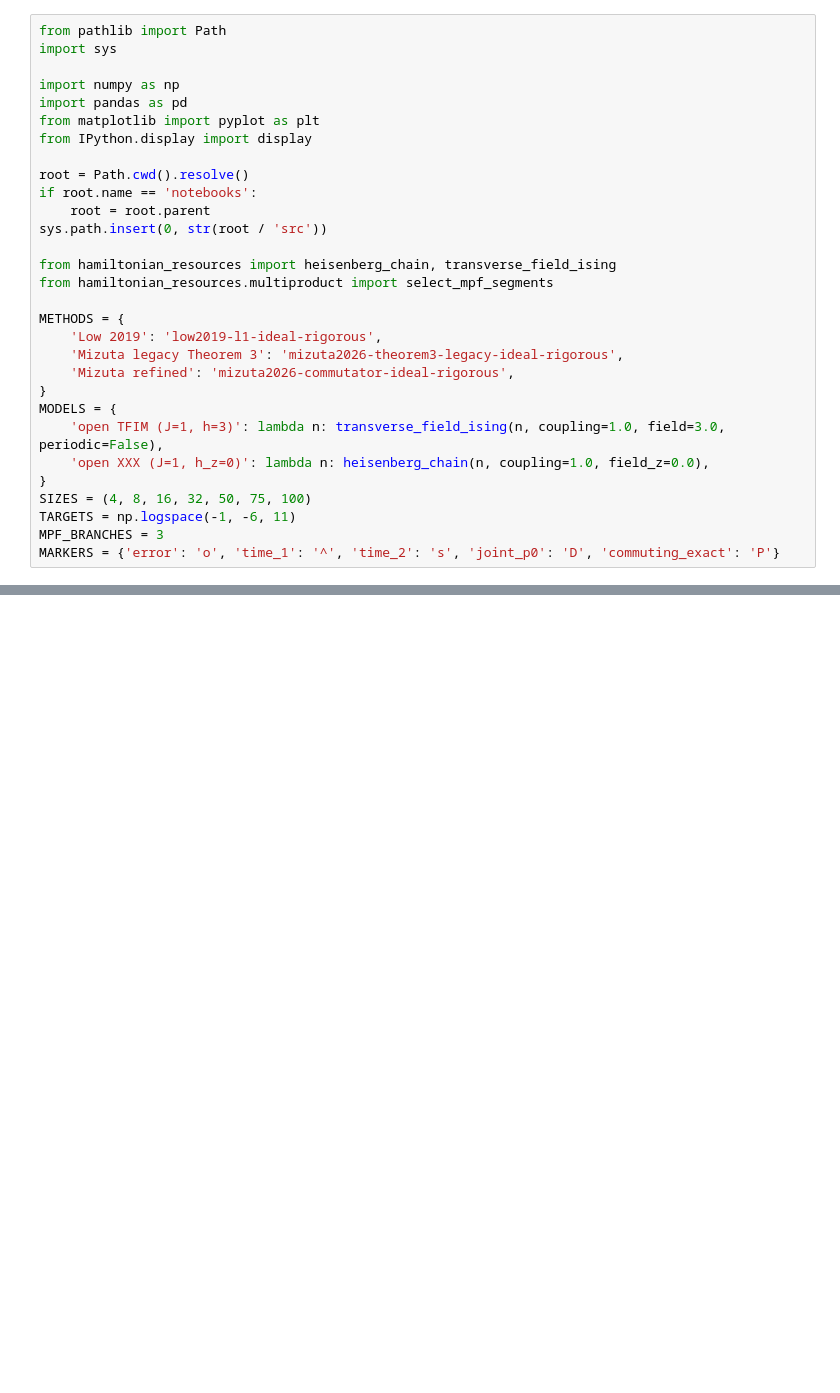
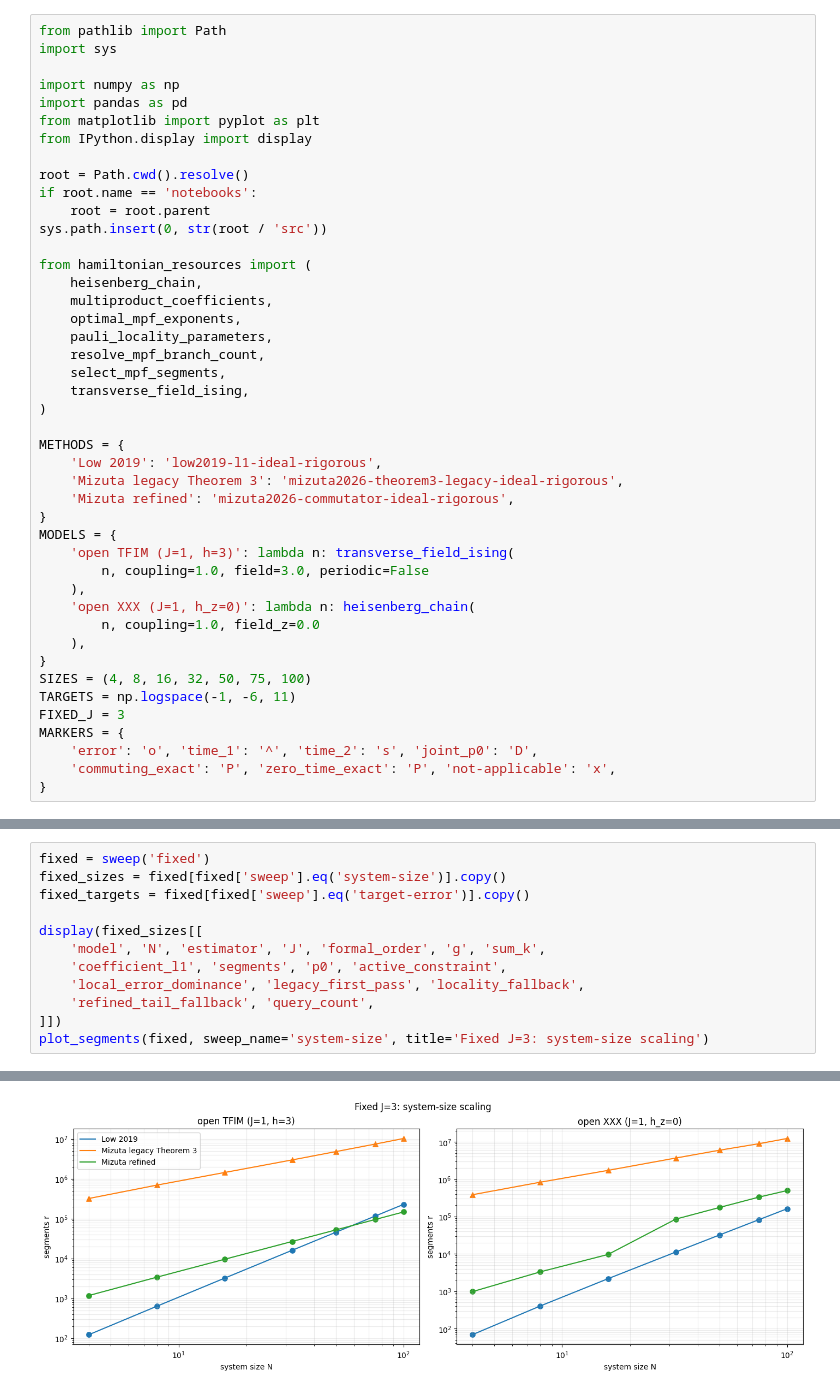
Before and after one commit to xiang-gong3944/001_hamiltonian_simulation, a Jupyter notebook: notebooks/mpf_bound_comparison.ipynb, the cells around one changed output, grey strips where cells are left out. Drawn from its saved outputs; the diff is of its cells as text; blank space fills up the shorter version.

Commit message:
Compare fixed and Theorem-6 MPF scaling

```diff
--- a/notebooks/mpf_bound_comparison.ipynb
+++ b/notebooks/mpf_bound_comparison.ipynb
@@ -16,8 +23,15 @@ if root.name == 'notebooks':
     root = root.parent
 sys.path.insert(0, str(root / 'src'))
 
-from hamiltonian_resources import heisenberg_chain, transverse_field_ising
-from hamiltonian_resources.multiproduct import select_mpf_segments
+from hamiltonian_resources import (
+    heisenberg_chain,
+    multiproduct_coefficients,
+    optimal_mpf_exponents,
+    pauli_locality_parameters,
+    resolve_mpf_branch_count,
+    select_mpf_segments,
+    transverse_field_ising,
+)
 
 METHODS = {
     'Low 2019': 'low2019-l1-ideal-rigorous',
@@ -25,10 +39,17 @@ METHODS = {
     'Mizuta refined': 'mizuta2026-commutator-ideal-rigorous',
 }
 MODELS = {
-    'open TFIM (J=1, h=3)': lambda n: transverse_field_ising(n, coupling=1.0, field=3.0, periodic=False),
-    'open XXX (J=1, h_z=0)': lambda n: heisenberg_chain(n, coupling=1.0, field_z=0.0),
+    'open TFIM (J=1, h=3)': lambda n: transverse_field_ising(
+        n, coupling=1.0, field=3.0, periodic=False
+    ),
+    'open XXX (J=1, h_z=0)': lambda n: heisenberg_chain(
+        n, coupling=1.0, field_z=0.0
+    ),
 }
 SIZES = (4, 8, 16, 32, 50, 75, 100)
 TARGETS = np.logspace(-1, -6, 11)
-MPF_BRANCHES = 3
-MARKERS = {'error': 'o', 'time_1': '^', 'time_2': 's', 'joint_p0': 'D', 'commuting_exact': 'P'}
+FIXED_J = 3
+MARKERS = {
+    'error': 'o', 'time_1': '^', 'time_2': 's', 'joint_p0': 'D',
+    'commuting_exact': 'P', 'zero_time_exact': 'P', 'not-applicable': 'x',
+}
@@ -212,0 +208,13 @@ The legacy rows expose the cost of replacing all branch remainders by one auxili
+# %%
+fixed = sweep('fixed')
+fixed_sizes = fixed[fixed['sweep'].eq('system-size')].copy()
+fixed_targets = fixed[fixed['sweep'].eq('target-error')].copy()
+
+display(fixed_sizes[[
+    'model', 'N', 'estimator', 'J', 'formal_order', 'g', 'sum_k',
+    'coefficient_l1', 'segments', 'p0', 'active_constraint',
+    'local_error_dominance', 'legacy_first_pass', 'locality_fallback',
+    'refined_tail_fallback', 'query_count',
+]])
+plot_segments(fixed, sweep_name='system-size', title='Fixed J=3: system-size scaling')
+# %% [output]
@@ -212,0 +238 @@ The legacy rows expose the cost of replacing all branch remainders by one auxili
+[figure, added]
```
Also changed, not shown: parts of 19 cells of this notebook.
